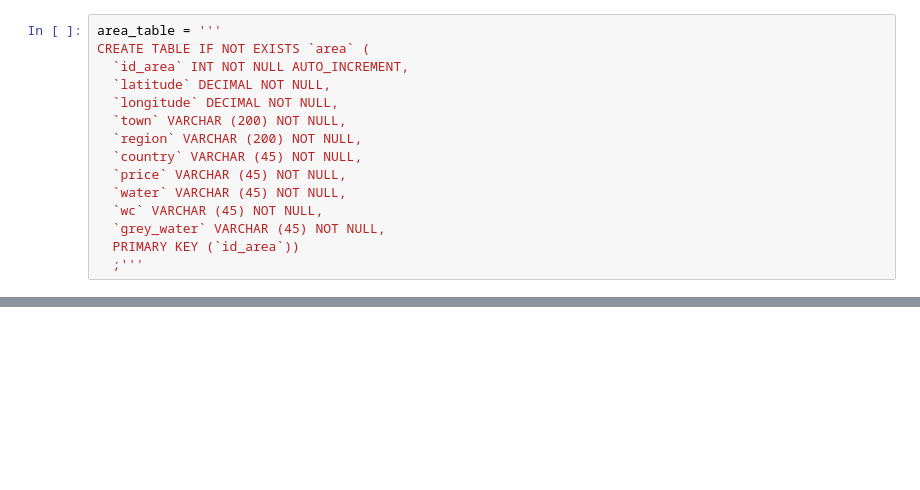
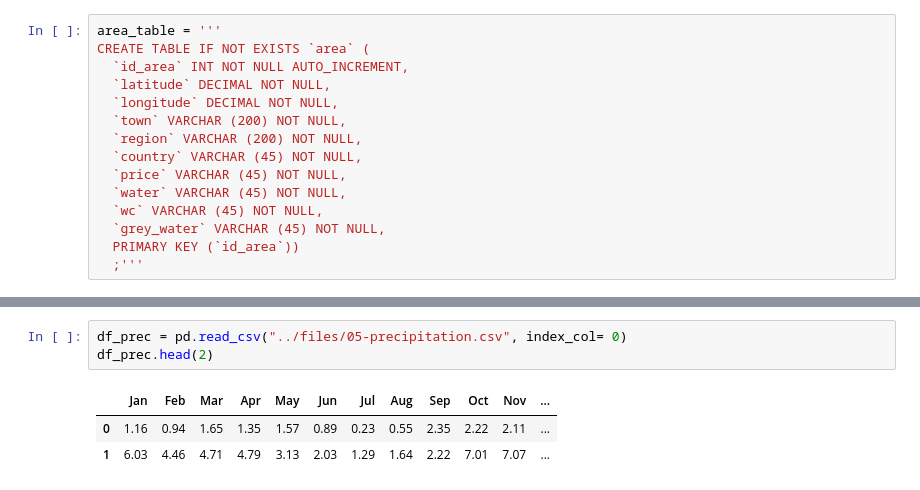
Before and after one commit to sanfermen/motorhome-areas, a Jupyter notebook: sql_database/database.ipynb, the cells around one changed output, grey strips where cells are left out. Saved outputs shown, nothing was run; the diff lists cells and outputs as text; blank space fills up the shorter version.

```diff
--- a/sql_database/database.ipynb
+++ b/sql_database/database.ipynb
@@ -85,0 +115,7 @@ CREATE TABLE IF NOT EXISTS `avg_temperature` (
+# %%
+df_prec = pd.read_csv("../files/05-precipitation.csv", index_col= 0)
+df_prec.head(2)
+# %% [output]
+|  | Jan | Feb | Mar | Apr | May | Jun | Jul | Aug | Sep | Oct | Nov | ... |
+| 0 | 1.16 | 0.94 | 1.65 | 1.35 | 1.57 | 0.89 | 0.23 | 0.55 | 2.35 | 2.22 | 2.11 | ... |
+| 1 | 6.03 | 4.46 | 4.71 | 4.79 | 3.13 | 2.03 | 1.29 | 1.64 | 2.22 | 7.01 | 7.07 | ... |
```
Also changed, not shown: parts of 18 cells of this notebook, 4 other files.
